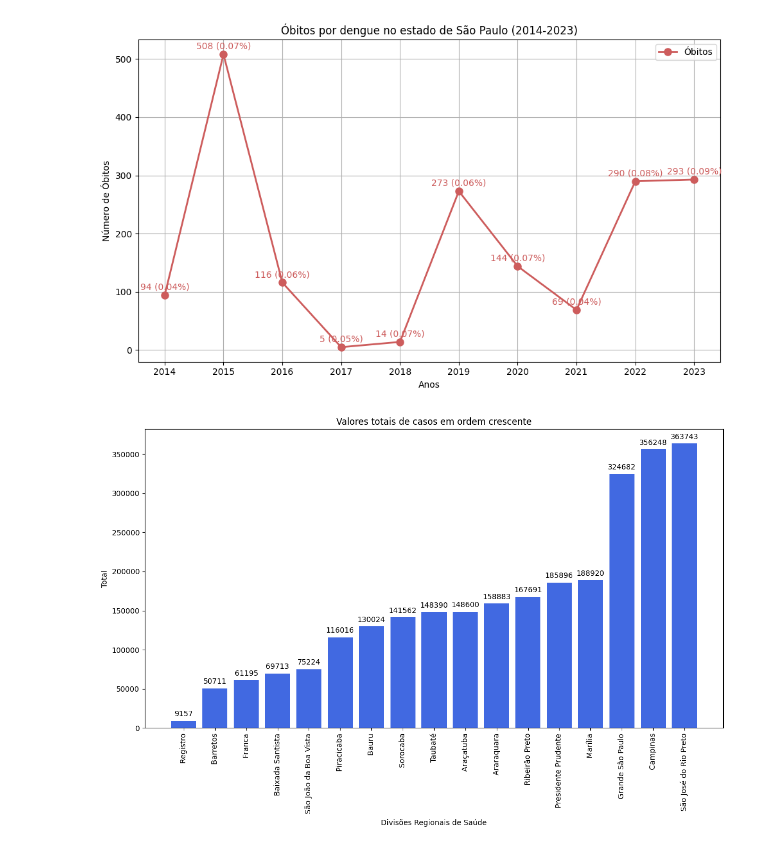
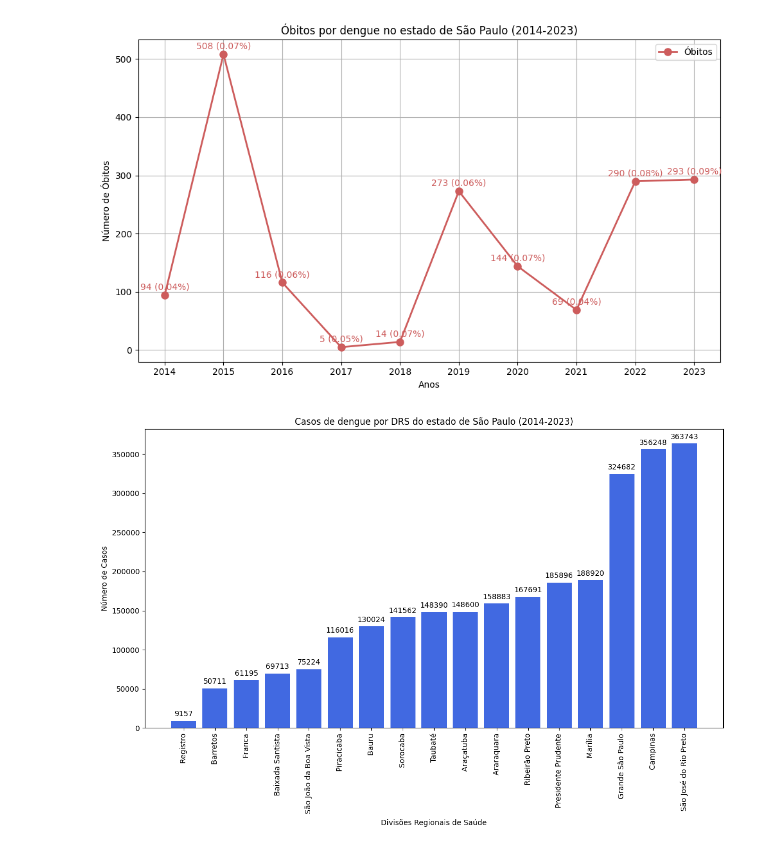
Before and after one commit to xVILENx/Dengue_SINAN, a Jupyter notebook: dengue_graphics_pynb.ipynb, the cells around one changed output. Cells and saved outputs as stored; diff of their text form; code cells hidden in the pictures.

```diff
--- a/dengue_graphics_pynb.ipynb
+++ b/dengue_graphics_pynb.ipynb
@@ -92,36 +92,36 @@ dados['Div.adm.estadual de notific'] = dados['Div.adm.estadual de notific'].appl
 
 # Ordenar os valores da coluna "Total" em ordem crescente
 dados = dados.sort_values(by='Total')
 
 # Descartar o maior valor
 dados = dados.iloc[:-1]
 
 # Plotar gráfico de barras
 plt.figure(figsize=(12, 8))
 bars = plt.bar(dados['Div.adm.estadual de notific'], dados['Total'], color='royalblue')
 
 # Tamanho da fonte dos valores
 tamanho_fonte = 10  # Ajuste o tamanho da fonte aqui
 
 # Adicionar valores no topo das barras
 for bar in bars:
     height = bar.get_height()
     plt.text(bar.get_x() + bar.get_width() / 2, height + (max(dados['Total']) * 0.01),
              str(height), ha='center', va='bottom', fontsize=tamanho_fonte)
 
 # Adicionar título e rótulos dos eixos
-plt.title('Valores totais de casos em ordem crescente')
+plt.title('Casos de dengue por DRS do estado de São Paulo (2014-2023)')
 plt.xlabel('Divisões Regionais de Saúde')
-plt.ylabel('Total')
+plt.ylabel('Número de Casos')
 plt.xticks(rotation=90)
 
 # Remover a grade
 plt.grid(False)
 
 plt.tight_layout()
 plt.show()
 # %% [output]
-[figure, old version]
+[figure, new version]
 # %%
 import pandas as pd
 import matplotlib.pyplot as plt
```
Also changed, not shown: parts of 3 cells of this notebook.
